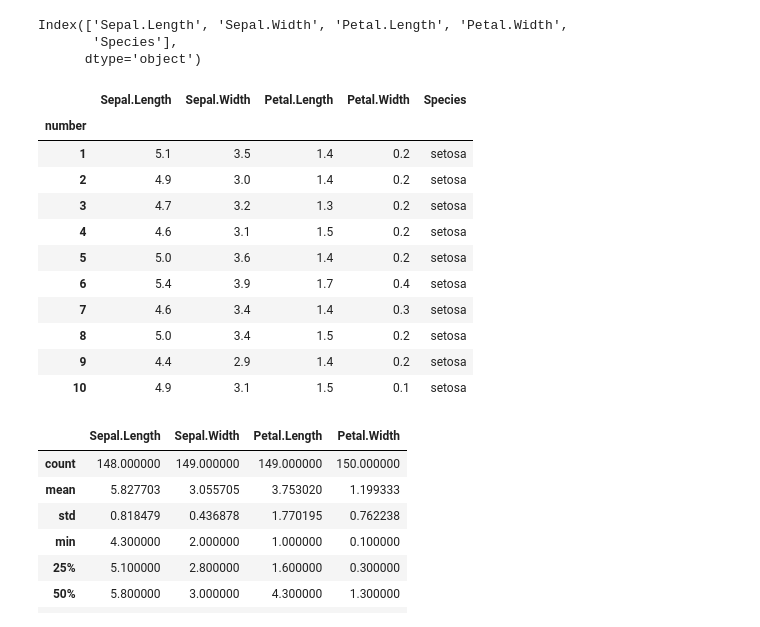
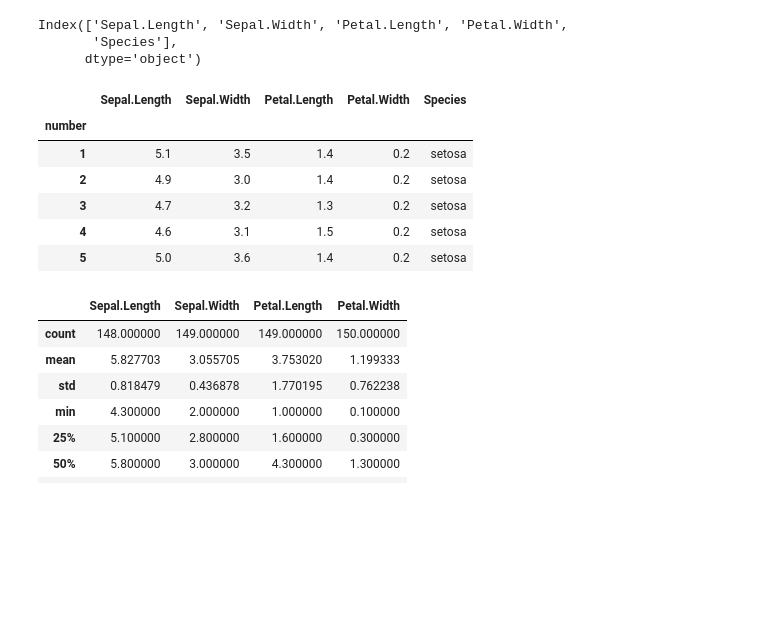
Before and after one commit to IS3UniCologne/DSML_2022, a Jupyter notebook: 03_Workshops/DSML_WS_03_Pandas/DSML_WS_03_Pandas.ipynb, the cells around one changed output. Cells and saved outputs as stored; diff of their text form; code cells hidden in the pictures; blank space fills up the shorter version.

```diff
--- a/03_Workshops/DSML_WS_03_Pandas/DSML_WS_03_Pandas.ipynb
+++ b/03_Workshops/DSML_WS_03_Pandas/DSML_WS_03_Pandas.ipynb
@@ -713,20 +740,15 @@ Index(['Sepal.Length', 'Sepal.Width', 'Petal.Length', 'Petal.Width',
        'Species'],
       dtype='object')
 # %%
-Iris_set.head(10)
+Iris_set.head()
 # %% [output]
 |  | Sepal.Length | Sepal.Width | Petal.Length | Petal.Width | Species |
 | number |  |  |  |  |  |
 | 1 | 5.1 | 3.5 | 1.4 | 0.2 | setosa |
 | 2 | 4.9 | 3.0 | 1.4 | 0.2 | setosa |
 | 3 | 4.7 | 3.2 | 1.3 | 0.2 | setosa |
 | 4 | 4.6 | 3.1 | 1.5 | 0.2 | setosa |
 | 5 | 5.0 | 3.6 | 1.4 | 0.2 | setosa |
-| 6 | 5.4 | 3.9 | 1.7 | 0.4 | setosa |
-| 7 | 4.6 | 3.4 | 1.4 | 0.3 | setosa |
-| 8 | 5.0 | 3.4 | 1.5 | 0.2 | setosa |
-| 9 | 4.4 | 2.9 | 1.4 | 0.2 | setosa |
-| 10 | 4.9 | 3.1 | 1.5 | 0.1 | setosa |
 # %%
 # the describe function provides an overviewof key descriptive statistics
 Iris_set.describe()
```
Also changed, not shown: parts of 18 cells of this notebook.
